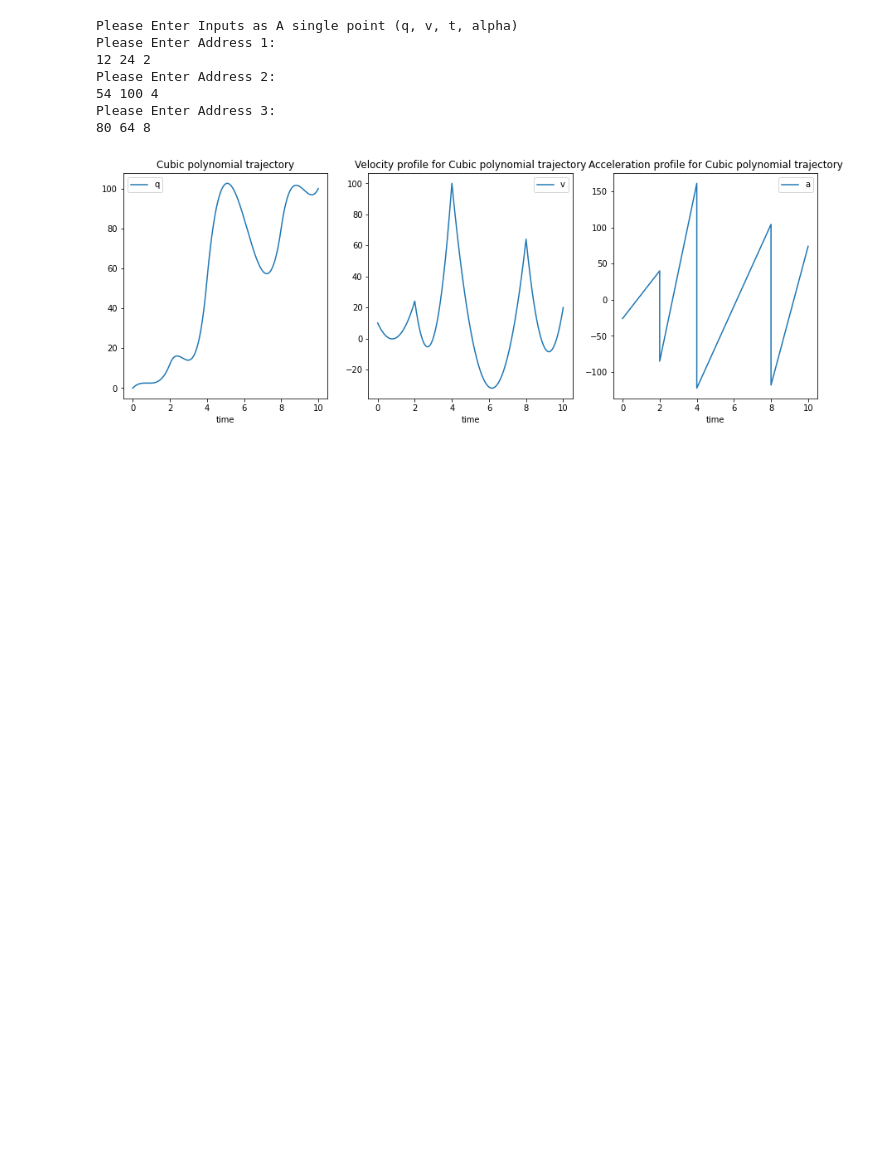
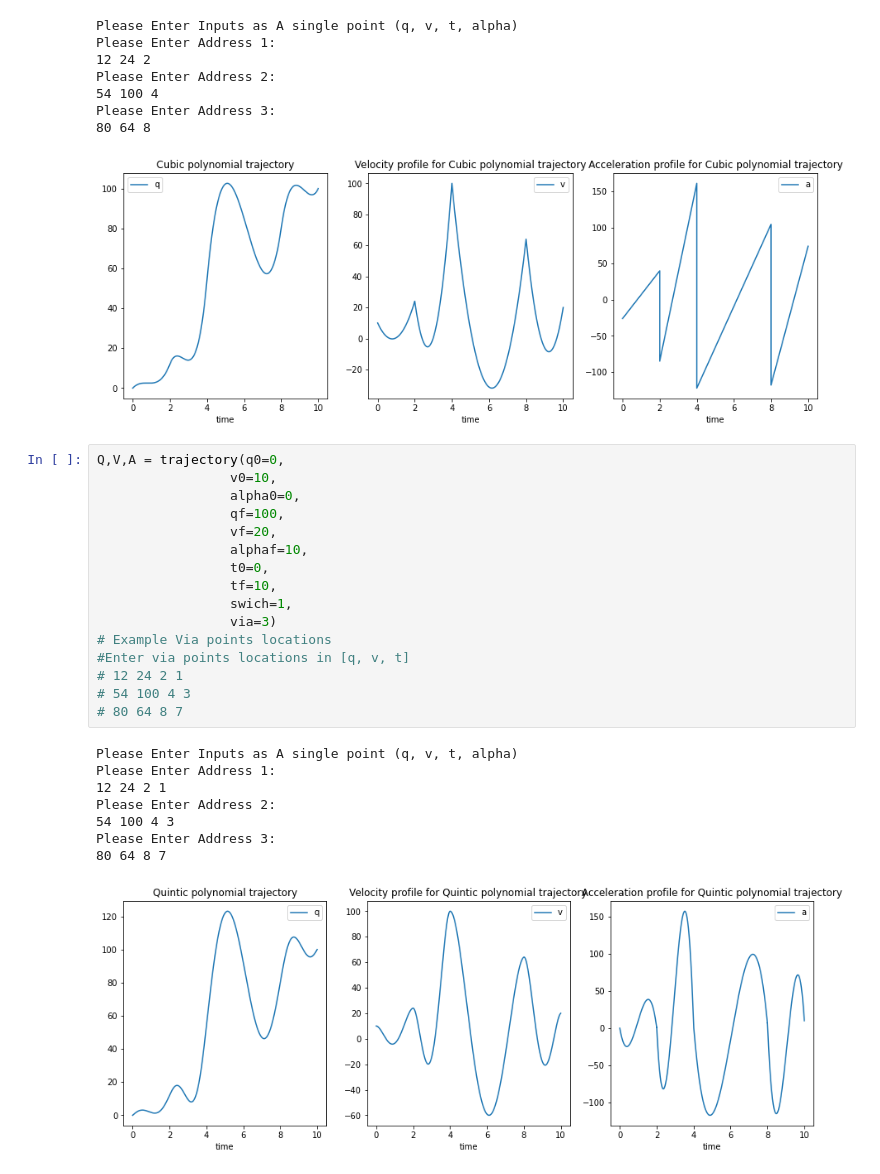
Before and after one commit to mralamdari/Python-Projects, a Jupyter notebook: Robotics_in_Python.ipynb, the cells around one changed output. Cells and saved outputs as stored; diff of their text form; blank space fills up the shorter version.

```diff
--- a/Robotics_in_Python.ipynb
+++ b/Robotics_in_Python.ipynb
@@ -638,3 +638,28 @@ Please Enter Address 2:
 Please Enter Address 3:
 80 64 8
 [figure]
+# %%
+Q,V,A = trajectory(q0=0,
+                 v0=10,
+                 alpha0=0,
+                 qf=100,
+                 vf=20,
+                 alphaf=10,
+                 t0=0,
+                 tf=10,
+                 swich=1,
+                 via=3)
+# Example Via points locations
+#Enter via points locations in [q, v, t]
+# 12 24 2 1
+# 54 100 4 3
+# 80 64 8 7
+# %% [output]
+Please Enter Inputs as A single point (q, v, t, alpha)
+Please Enter Address 1:
+12 24 2 1
+Please Enter Address 2:
+54 100 4 3
+Please Enter Address 3:
+80 64 8 7
+[figure, added]
```
